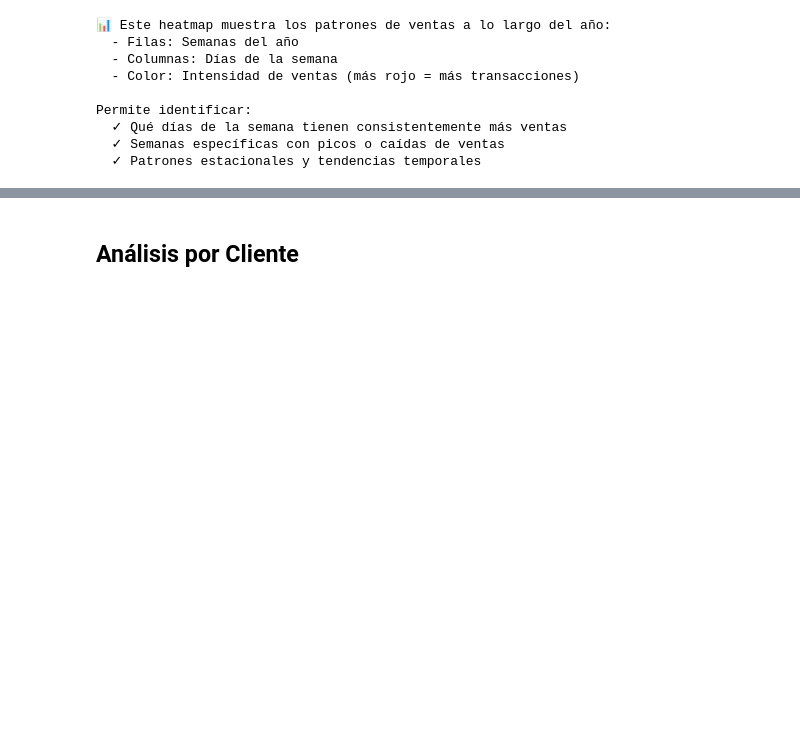
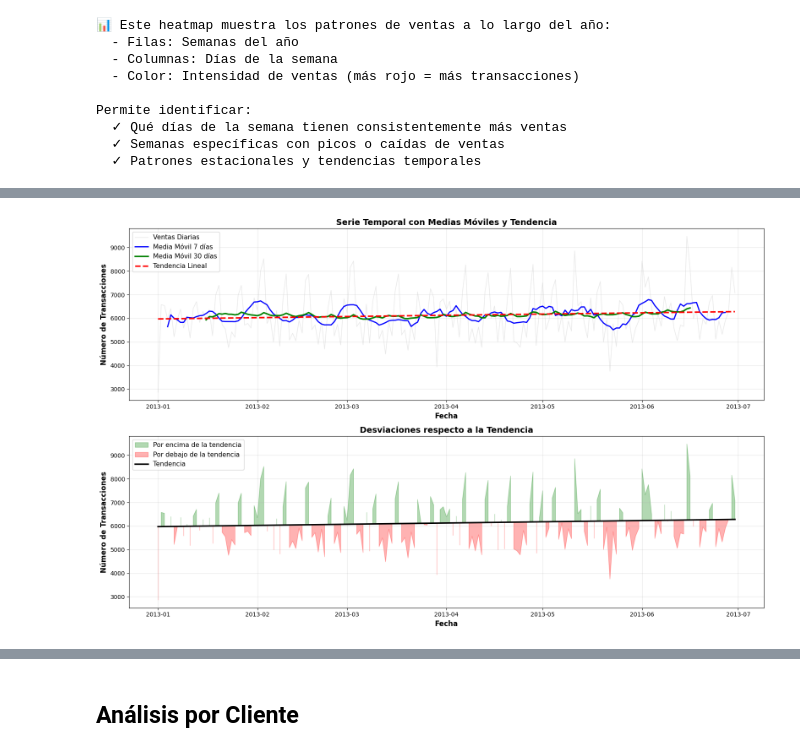
Before and after one commit to xkydev/distributed-data-project, a Jupyter notebook: analisis_exploratprio.ipynb, the cells around one changed output, grey strips where cells are left out. Cells and saved outputs as stored; diff of their text form; code cells hidden in the pictures; blank space fills up the shorter version.

```diff
--- a/analisis_exploratprio.ipynb
+++ b/analisis_exploratprio.ipynb
@@ -952,0 +896,14 @@ Permite identificar:
+# %%
+# Preparar serie temporal para análisis de tendencia
+# Crear serie temporal diaria completa
+daily_ts = daily_sales['Transacciones'].copy()
+daily_ts.index = pd.to_datetime(daily_ts.index)
+daily_ts = daily_ts.sort_index()
+
+print("="*80)
+print("ANÁLISIS DE TENDENCIAS Y ESTACIONALIDAD")
+print("="*80)
+print(f"\nPeriodo de análisis: {daily_ts.index.min().strftime('%Y-%m-%d')} a {daily_ts.index.max().strftime('%Y-%m-%d')}")
+print(f"Total de días analizados: {len(daily_ts)}")
+print(f"\nEstadísticas de la serie temporal:")
+print(daily_ts.describe())
@@ -952,0 +1012,38 @@ Permite identificar:
+# %%
+# Visualización de tendencias
+fig, axes = plt.subplots(2, 1, figsize=(16, 10))
+
+# Gráfico 1: Serie temporal con medias móviles y tendencia
+axes[0].plot(daily_ts_df.index, daily_ts_df['Ventas'],
+             label='Ventas Diarias', color='lightgray', alpha=0.5, linewidth=1)
+axes[0].plot(daily_ts_df.index, daily_ts_df['MA_7'],
+             label='Media Móvil 7 días', color='blue', linewidth=2)
+axes[0].plot(daily_ts_df.index, daily_ts_df['MA_30'],
+             label='Media Móvil 30 días', color='green', linewidth=2.5)
+axes[0].plot(daily_ts_df.index, daily_ts_df['Tendencia'],
+             label='Tendencia Lineal', color='red', linewidth=2.5, linestyle='--')
+axes[0].set_xlabel('Fecha', fontsize=12, fontweight='bold')
+axes[0].set_ylabel('Número de Transacciones', fontsize=12, fontweight='bold')
+axes[0].set_title('Serie Temporal con Medias Móviles y Tendencia', fontsize=14, fontweight='bold')
+axes[0].legend(loc='best', fontsize=11)
+axes[0].grid(True, alpha=0.3)
+
+# Gráfico 2: Descomposición visual de la tendencia
+axes[1].fill_between(daily_ts_df.index, daily_ts_df['Ventas'], daily_ts_df['Tendencia'],
+                      where=(daily_ts_df['Ventas'] >= daily_ts_df['Tendencia']),
+                      color='green', alpha=0.3, label='Por encima de la tendencia')
+axes[1].fill_between(daily_ts_df.index, daily_ts_df['Ventas'], daily_ts_df['Tendencia'],
+                      where=(daily_ts_df['Ventas'] < daily_ts_df['Tendencia']),
+                      color='red', alpha=0.3, label='Por debajo de la tendencia')
+axes[1].plot(daily_ts_df.index, daily_ts_df['Tendencia'],
+             color='black', linewidth=2.5, label='Tendencia')
+axes[1].set_xlabel('Fecha', fontsize=12, fontweight='bold')
+axes[1].set_ylabel('Número de Transacciones', fontsize=12, fontweight='bold')
+axes[1].set_title('Desviaciones respecto a la Tendencia', fontsize=14, fontweight='bold')
+axes[1].legend(loc='best', fontsize=11)
+axes[1].grid(True, alpha=0.3)
+
+plt.tight_layout()
+plt.show()
+# %% [output]
+[figure, added]
```
Also changed, not shown: parts of 14 cells of this notebook, 1 other file.
